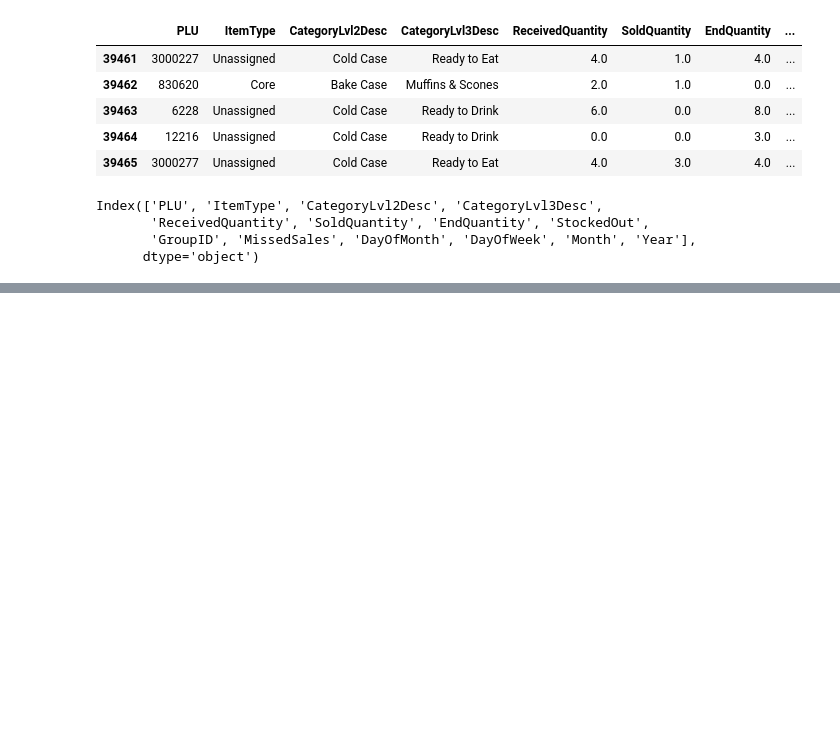
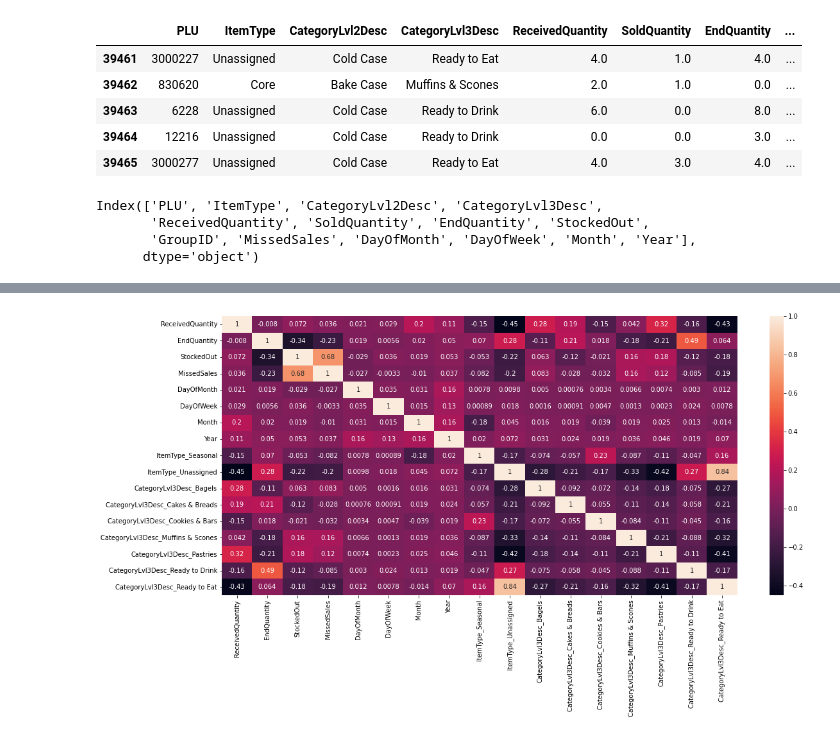
Before and after one commit to adityabommaraju/MachineLearning, a Jupyter notebook: AI-project section -2 .ipynb, the cells around one changed output, grey strips where cells are left out. Drawn from its saved outputs; the diff is of its cells as text; code cells hidden in the pictures; blank space fills up the shorter version.

```diff
--- a/AI-project section -2 .ipynb
+++ b/AI-project section -2 .ipynb
@@ -87,5 +77,3 @@ plt.show()
-# %%
-df_18_X = df_18_X.drop(['GroupID'],axis=1)
 # %%
 df_18_X.columns
 # %% [output]
@@ -148,0 +96,15 @@ df_18_X[['ReceivedQuantity', 'EndQuantity', 'StockedOut', 'MissedSales',
+# %%
+fig, ax = plt.subplots(figsize=(18,8))
+
+df_temp = df_18_X[['ReceivedQuantity', 'EndQuantity', 'StockedOut',
+       'MissedSales', 'DayOfMonth', 'DayOfWeek', 'Month', 'Year',
+       'ItemType_Seasonal', 'ItemType_Unassigned',
+       'CategoryLvl3Desc_Bagels', 'CategoryLvl3Desc_Cakes & Breads',
+       'CategoryLvl3Desc_Cookies & Bars', 'CategoryLvl3Desc_Muffins & Scones',
+       'CategoryLvl3Desc_Pastries', 'CategoryLvl3Desc_Ready to Drink',
+       'CategoryLvl3Desc_Ready to Eat']]
+corrMatrix = df_temp.corr()
+sns.heatmap(corrMatrix, annot=True)
+plt.show()
+# %% [output]
+[figure, added]
```
Also changed, not shown: parts of 15 cells of this notebook, 1 other file.
